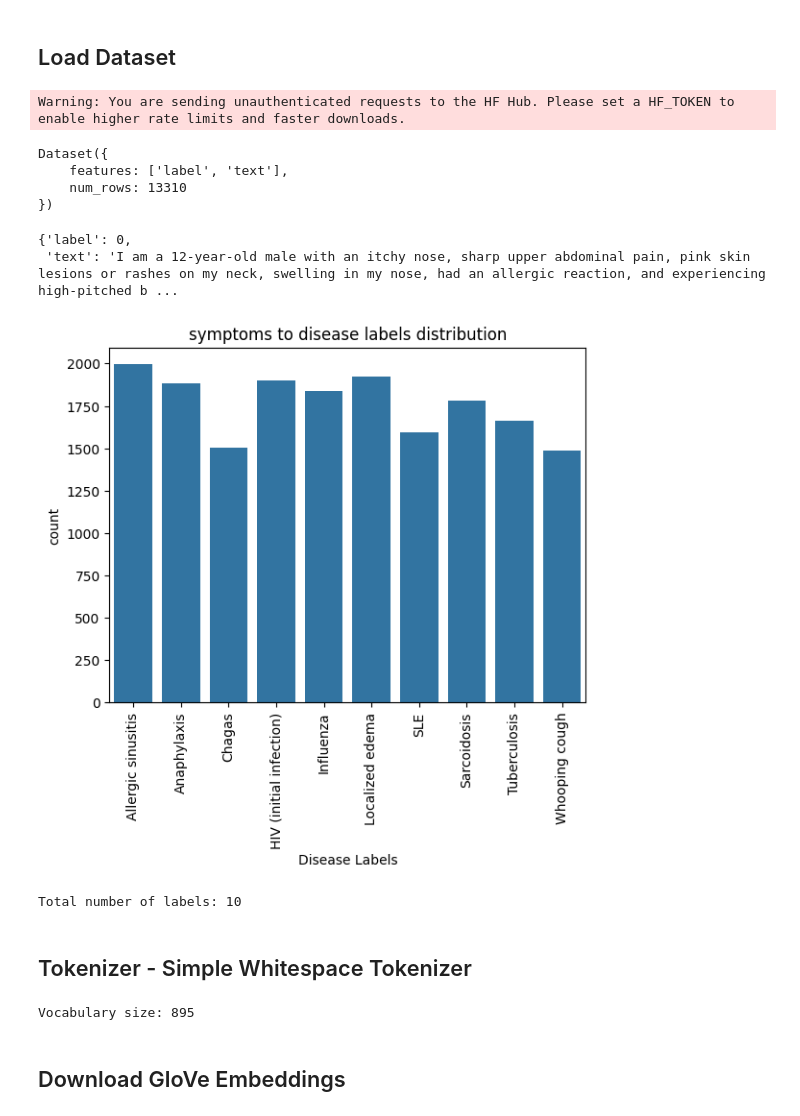
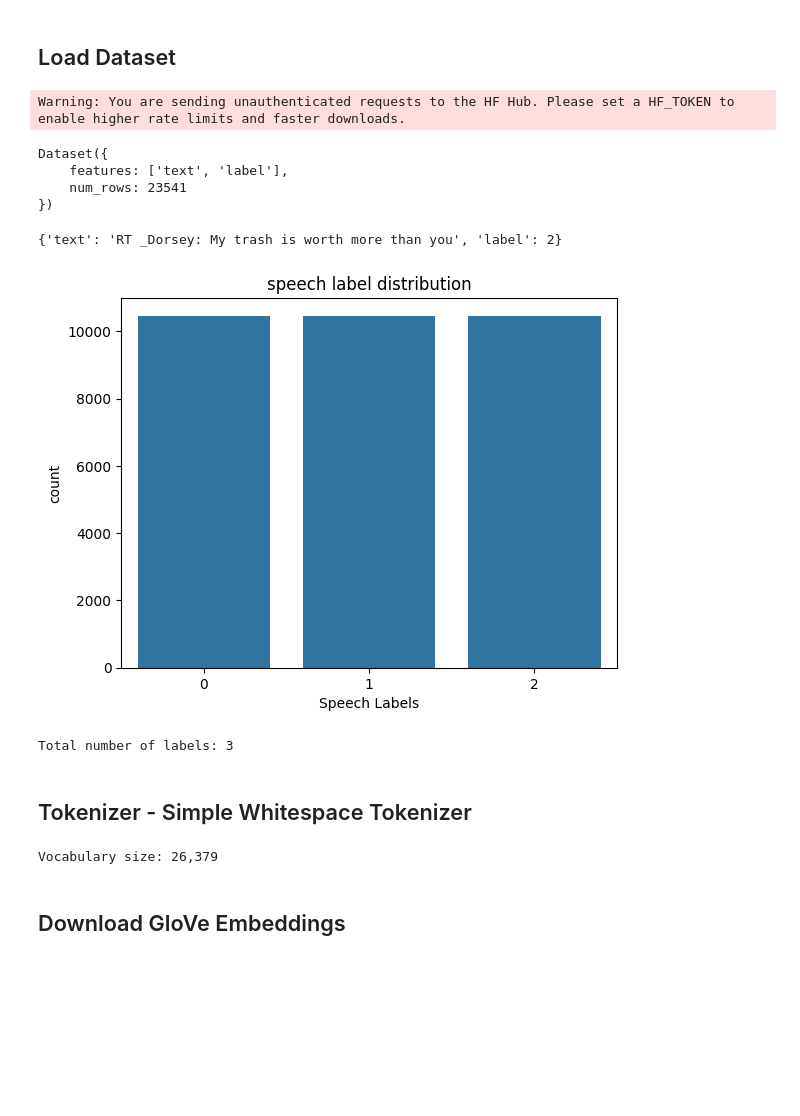
Before and after one commit to MMADUs/NLP-Final, a Jupyter notebook: BiLSTM.ipynb, the cells around one changed output. Saved outputs shown, nothing was run; the diff lists cells and outputs as text; code cells hidden in the pictures; blank space fills up the shorter version.

Commit message:
feat: new dataset for proper benchmark

```diff
--- a/BiLSTM.ipynb
+++ b/BiLSTM.ipynb
@@ -20,41 +20,41 @@ device = "cuda" if torch.cuda.is_available() else "cpu"
 # %% [markdown]
 ## Load Dataset
 # %%
-ds = load_dataset("ninaa510/diagnosis-text")
+ds = load_dataset("MartynaKopyta/hate_offensive_tweets")
 
-train_ds = ds["train"].rename_column("sentence1", "text").class_encode_column("label")
-test_ds = ds["test"].rename_column("sentence1", "text").class_encode_column("label")
+train_ds = ds["train"].rename_column("text_cleaned", "text")
+val_ds = ds["validation"].rename_column("text_cleaned", "text")
+test_ds = ds["test"].rename_column("text_cleaned", "text")
 
 train_ds
 # %% [output]
 Warning: You are sending unauthenticated requests to the HF Hub. Please set a HF_TOKEN to enable higher rate limits and faster downloads.
 Dataset({
-    features: ['label', 'text'],
-    num_rows: 13310
+    features: ['text', 'label'],
+    num_rows: 23541
 })
 # %%
 train_ds[0]
 # %% [output]
-{'label': 0,
- 'text': 'I am a 12-year-old male with an itchy nose, sharp upper abdominal pain, pink skin lesions or rashes on my neck, swelling in my nose, had an allergic reaction, and experiencing high-pitched b ...
+{'text': 'RT _Dorsey: My trash is worth more than you', 'label': 2}
 # %%
 train = pd.DataFrame(ds["train"])
+val = pd.DataFrame(ds["validation"])
 test = pd.DataFrame(ds["test"])
 
-df = pd.concat([train, test], ignore_index=True)
+df = pd.concat([train, val, test], ignore_index=True)
 
 sns.countplot(data=df, x="label")
-plt.title("symptoms to disease labels distribution")
-plt.xlabel("Disease Labels")
-plt.xticks(rotation=90)
+plt.title("speech label distribution")
+plt.xlabel("Speech Labels")
 plt.ylabel("count")
 plt.show()
 # %% [output]
-[figure, old version]
+[figure, new version]
 # %%
 total_labels = len(set(train_ds["label"]))
 print(f"Total number of labels: {total_labels}")
 # %% [output]
-Total number of labels: 10
+Total number of labels: 3
 # %%
 # label mappings
@@ -88,7 +88,7 @@ VOCAB_SIZE = len(vocab)
 
 print(f"Vocabulary size: {VOCAB_SIZE:,}")
 # %% [output]
-Vocabulary size: 895
+Vocabulary size: 26,379
 # %% [markdown]
 ## Download GloVe Embeddings
 # %%
```
Also changed, not shown: parts of 10 cells of this notebook, 3 other files.
